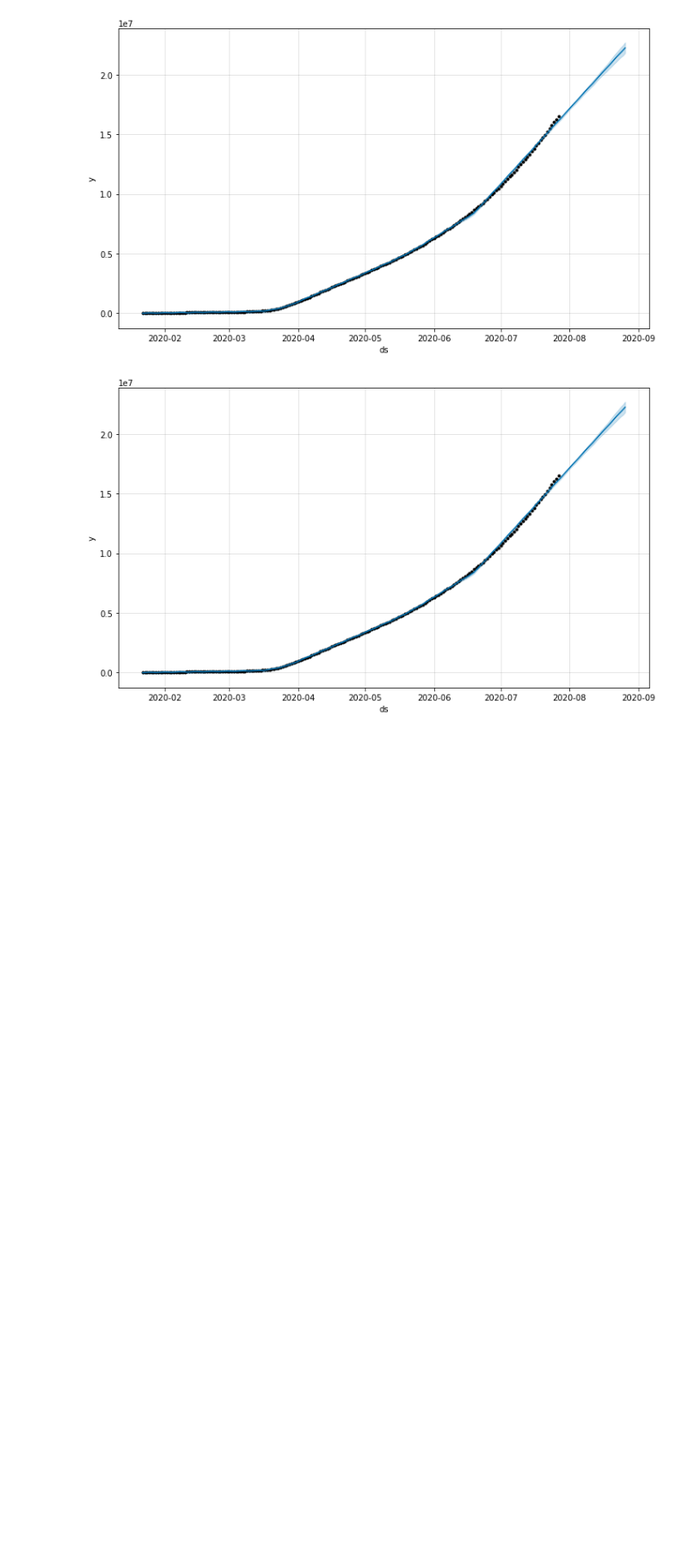
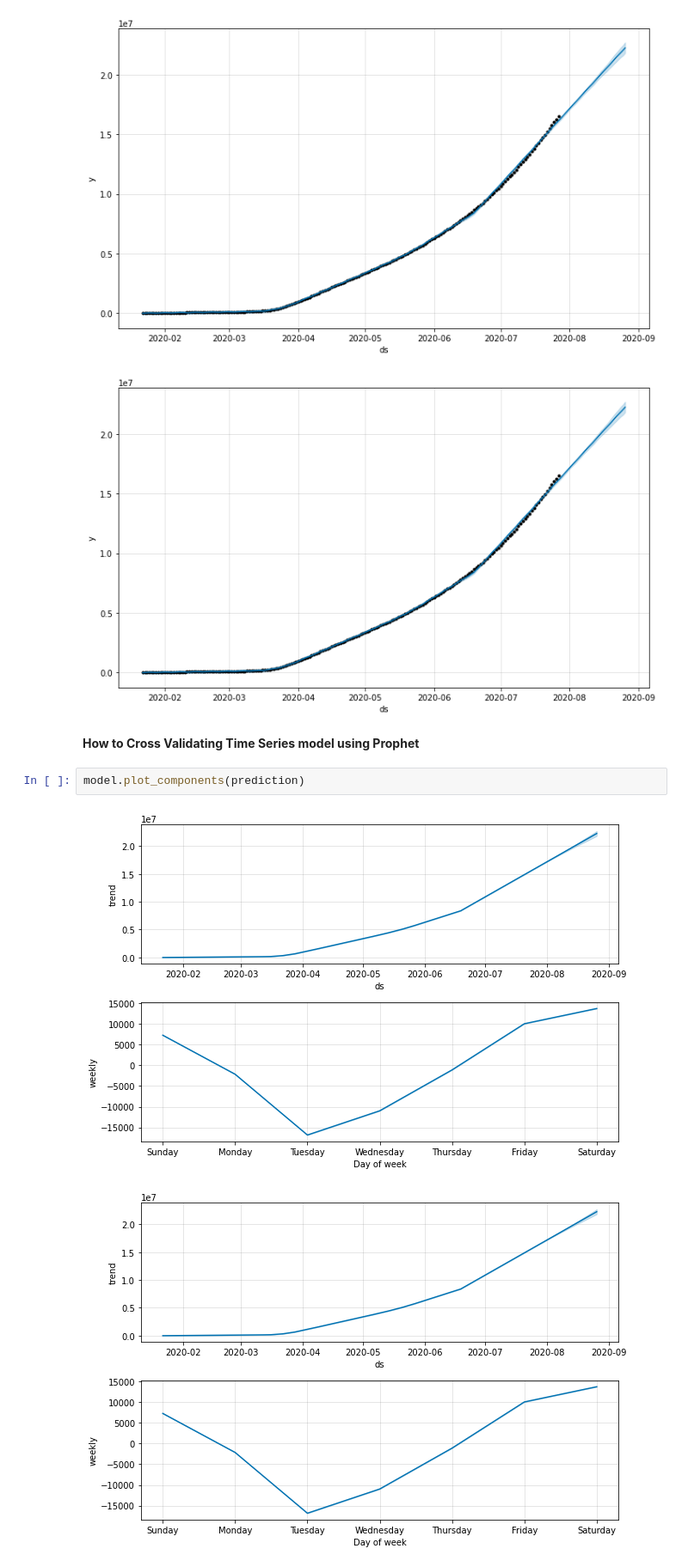
Before and after one commit to crzysab/Data-Science-Real-Projects-in-Python, a Jupyter notebook: Predicting_Covid_19_Cases.ipynb, the cells around one changed output. Shown: that part at 86% size. Cells and saved outputs as stored; diff of their text form; blank space fills up the shorter version.

Commit message:
using Facebook Prophet

```diff
--- a/Predicting_Covid_19_Cases.ipynb
+++ b/Predicting_Covid_19_Cases.ipynb
@@ -191,3 +193,10 @@ model.plot(prediction)
 # %% [output]
 [figure]
 [figure]
+# %% [markdown]
+**How to Cross Validating Time Series model using Prophet**
+# %%
+model.plot_components(prediction)
+# %% [output]
+[figure, added]
+[figure, added]
```
Also changed, not shown: parts of 6 cells of this notebook.
